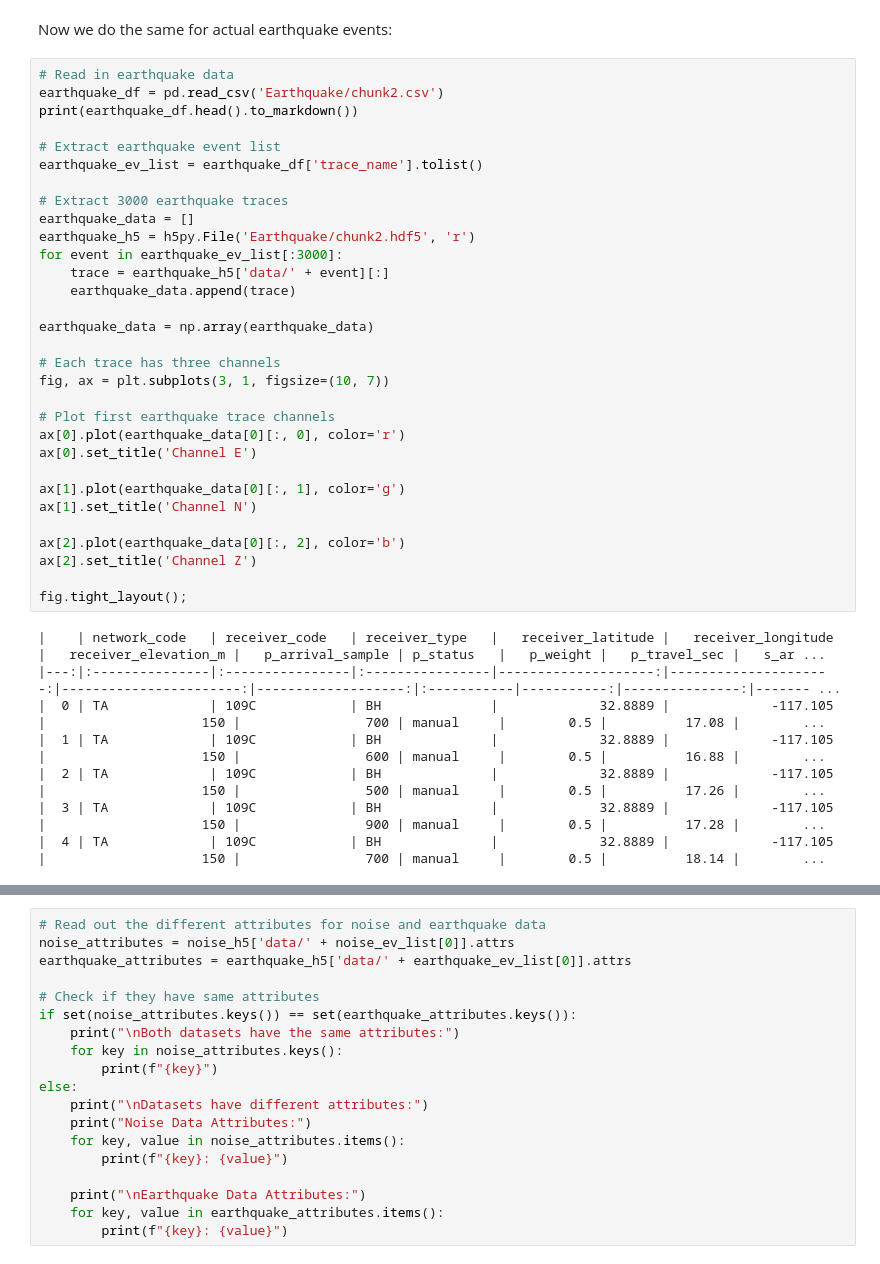
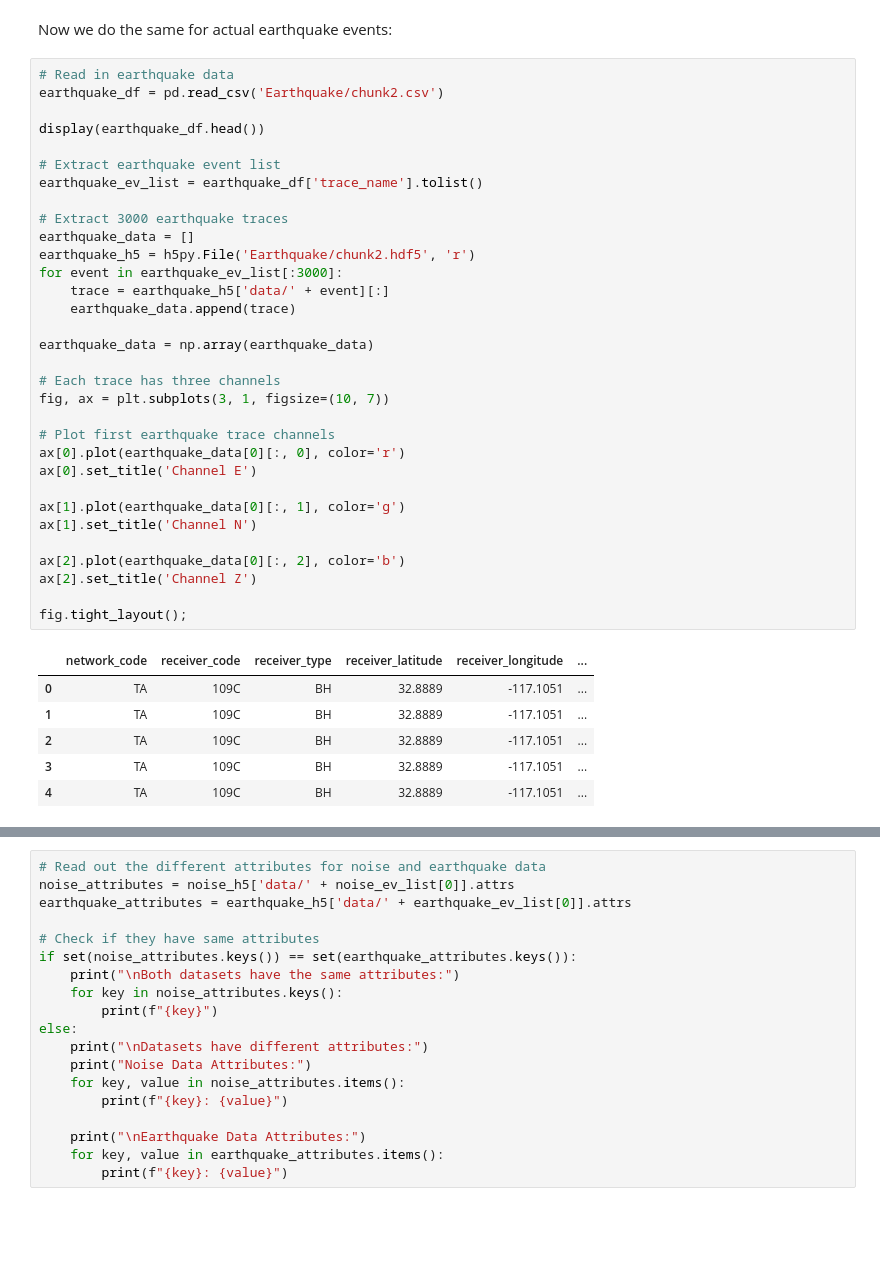
Before and after one commit to marcosmarro/seismic-anomaly-detector, a Jupyter notebook: main.ipynb, the cells around one changed output, grey strips where cells are left out. Cells and saved outputs as stored; diff of their text form; blank space fills up the shorter version.

Commit message:
Finished better display of df data

```diff
--- a/main.ipynb
+++ b/main.ipynb
@@ -80,42 +82,42 @@ Now we do the same for actual earthquake events:
 # %%
 # Read in earthquake data
 earthquake_df = pd.read_csv('Earthquake/chunk2.csv')
-print(earthquake_df.head().to_markdown())
+
+display(earthquake_df.head())
 
 # Extract earthquake event list
 earthquake_ev_list = earthquake_df['trace_name'].tolist()
 
 # Extract 3000 earthquake traces
 earthquake_data = []
 earthquake_h5 = h5py.File('Earthquake/chunk2.hdf5', 'r')
 for event in earthquake_ev_list[:3000]:
     trace = earthquake_h5['data/' + event][:]
     earthquake_data.append(trace)
 
 earthquake_data = np.array(earthquake_data)
 
 # Each trace has three channels
 fig, ax = plt.subplots(3, 1, figsize=(10, 7))
 
 # Plot first earthquake trace channels
 ax[0].plot(earthquake_data[0][:, 0], color='r')
 ax[0].set_title('Channel E')
 
 ax[1].plot(earthquake_data[0][:, 1], color='g')
 ax[1].set_title('Channel N')
 
 ax[2].plot(earthquake_data[0][:, 2], color='b')
 ax[2].set_title('Channel Z')
 
 fig.tight_layout();
 # %% [output]
-|    | network_code   | receiver_code   | receiver_type   |   receiver_latitude |   receiver_longitude |   receiver_elevation_m |   p_arrival_sample | p_status   |   p_weight |   p_travel_sec |   s_ar ...
-|---:|:---------------|:----------------|:----------------|--------------------:|---------------------:|-----------------------:|-------------------:|:-----------|-----------:|---------------:|------- ...
-|  0 | TA             | 109C            | BH              |             32.8889 |             -117.105 |                    150 |                700 | manual     |        0.5 |          17.08 |        ...
-|  1 | TA             | 109C            | BH              |             32.8889 |             -117.105 |                    150 |                600 | manual     |        0.5 |          16.88 |        ...
-|  2 | TA             | 109C            | BH              |             32.8889 |             -117.105 |                    150 |                500 | manual     |        0.5 |          17.26 |        ...
-|  3 | TA             | 109C            | BH              |             32.8889 |             -117.105 |                    150 |                900 | manual     |        0.5 |          17.28 |        ...
-|  4 | TA             | 109C            | BH              |             32.8889 |             -117.105 |                    150 |                700 | manual     |        0.5 |          18.14 |        ...
+|  | network_code | receiver_code | receiver_type | receiver_latitude | receiver_longitude | ... |
+| 0 | TA | 109C | BH | 32.8889 | -117.1051 | ... |
+| 1 | TA | 109C | BH | 32.8889 | -117.1051 | ... |
+| 2 | TA | 109C | BH | 32.8889 | -117.1051 | ... |
+| 3 | TA | 109C | BH | 32.8889 | -117.1051 | ... |
+| 4 | TA | 109C | BH | 32.8889 | -117.1051 | ... |
 [figure]
 # %%
 # Read out the different attributes for noise and earthquake data
```
Also changed, not shown: parts of 2 cells of this notebook.
